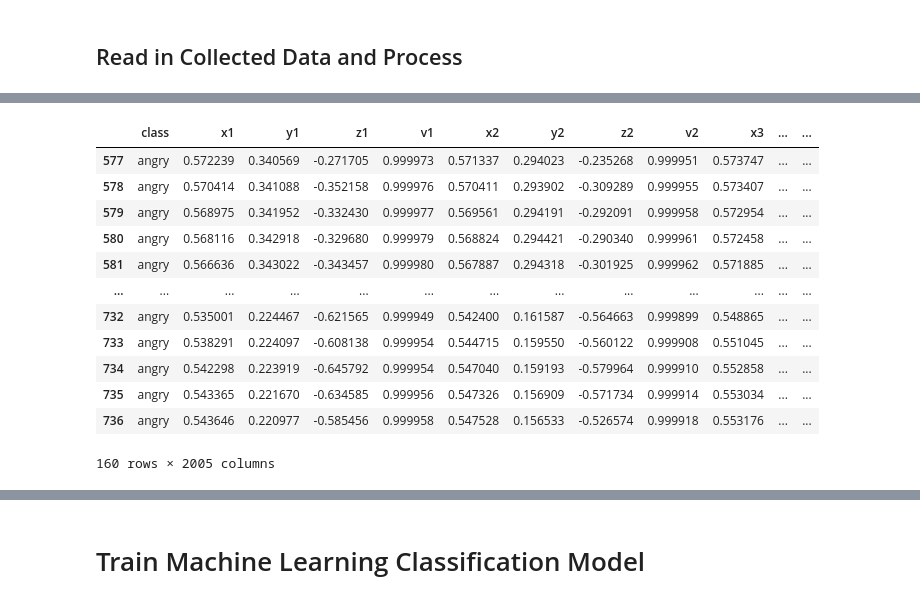
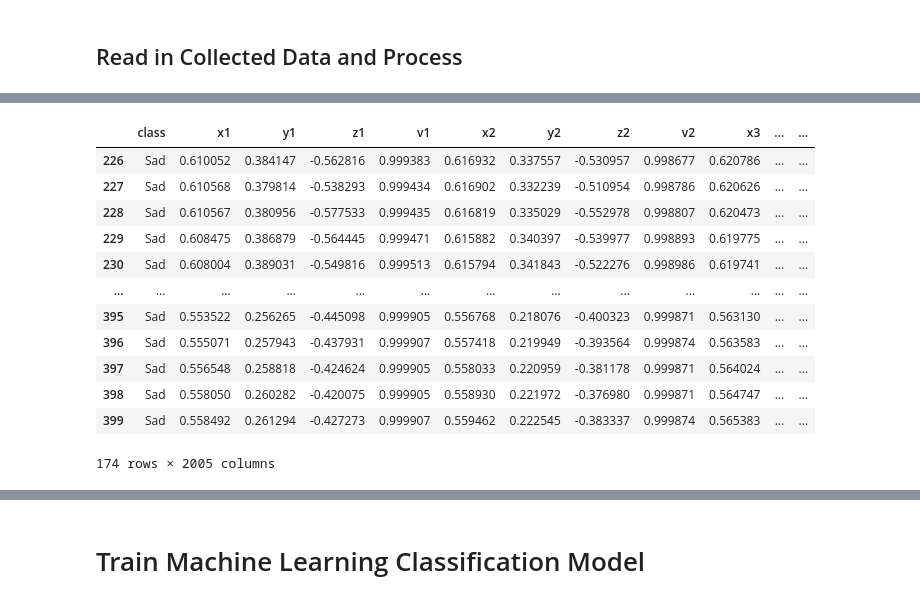
Before and after one commit to tententgc/realtime-emotion, a Jupyter notebook: EmotionDetection.ipynb, the cells around one changed output, grey strips where cells are left out. Saved outputs shown, nothing was run; the diff lists cells and outputs as text; code cells hidden in the pictures.

```diff
--- a/EmotionDetection.ipynb
+++ b/EmotionDetection.ipynb
@@ -207,20 +225,20 @@ df.head()
 5 rows × 2005 columns
 # %%
-df[df['class']=='angry']
+df[df['class']=='Sad']
 # %% [output]
 |  | class | x1 | y1 | z1 | v1 | x2 | y2 | z2 | v2 | x3 | ... | ... |
-| 577 | angry | 0.572239 | 0.340569 | -0.271705 | 0.999973 | 0.571337 | 0.294023 | -0.235268 | 0.999951 | 0.573747 | ... | ... |
-| 578 | angry | 0.570414 | 0.341088 | -0.352158 | 0.999976 | 0.570411 | 0.293902 | -0.309289 | 0.999955 | 0.573407 | ... | ... |
-| 579 | angry | 0.568975 | 0.341952 | -0.332430 | 0.999977 | 0.569561 | 0.294191 | -0.292091 | 0.999958 | 0.572954 | ... | ... |
-| 580 | angry | 0.568116 | 0.342918 | -0.329680 | 0.999979 | 0.568824 | 0.294421 | -0.290340 | 0.999961 | 0.572458 | ... | ... |
-| 581 | angry | 0.566636 | 0.343022 | -0.343457 | 0.999980 | 0.567887 | 0.294318 | -0.301925 | 0.999962 | 0.571885 | ... | ... |
+| 226 | Sad | 0.610052 | 0.384147 | -0.562816 | 0.999383 | 0.616932 | 0.337557 | -0.530957 | 0.998677 | 0.620786 | ... | ... |
+| 227 | Sad | 0.610568 | 0.379814 | -0.538293 | 0.999434 | 0.616902 | 0.332239 | -0.510954 | 0.998786 | 0.620626 | ... | ... |
+| 228 | Sad | 0.610567 | 0.380956 | -0.577533 | 0.999435 | 0.616819 | 0.335029 | -0.552978 | 0.998807 | 0.620473 | ... | ... |
+| 229 | Sad | 0.608475 | 0.386879 | -0.564445 | 0.999471 | 0.615882 | 0.340397 | -0.539977 | 0.998893 | 0.619775 | ... | ... |
+| 230 | Sad | 0.608004 | 0.389031 | -0.549816 | 0.999513 | 0.615794 | 0.341843 | -0.522276 | 0.998986 | 0.619741 | ... | ... |
 | ... | ... | ... | ... | ... | ... | ... | ... | ... | ... | ... | ... | ... |
-| 732 | angry | 0.535001 | 0.224467 | -0.621565 | 0.999949 | 0.542400 | 0.161587 | -0.564663 | 0.999899 | 0.548865 | ... | ... |
-| 733 | angry | 0.538291 | 0.224097 | -0.608138 | 0.999954 | 0.544715 | 0.159550 | -0.560122 | 0.999908 | 0.551045 | ... | ... |
-| 734 | angry | 0.542298 | 0.223919 | -0.645792 | 0.999954 | 0.547040 | 0.159193 | -0.579964 | 0.999910 | 0.552858 | ... | ... |
-| 735 | angry | 0.543365 | 0.221670 | -0.634585 | 0.999956 | 0.547326 | 0.156909 | -0.571734 | 0.999914 | 0.553034 | ... | ... |
-| 736 | angry | 0.543646 | 0.220977 | -0.585456 | 0.999958 | 0.547528 | 0.156533 | -0.526574 | 0.999918 | 0.553176 | ... | ... |
+| 395 | Sad | 0.553522 | 0.256265 | -0.445098 | 0.999905 | 0.556768 | 0.218076 | -0.400323 | 0.999871 | 0.563130 | ... | ... |
+| 396 | Sad | 0.555071 | 0.257943 | -0.437931 | 0.999907 | 0.557418 | 0.219949 | -0.393564 | 0.999874 | 0.563583 | ... | ... |
+| 397 | Sad | 0.556548 | 0.258818 | -0.424624 | 0.999905 | 0.558033 | 0.220959 | -0.381178 | 0.999871 | 0.564024 | ... | ... |
+| 398 | Sad | 0.558050 | 0.260282 | -0.420075 | 0.999905 | 0.558930 | 0.221972 | -0.376980 | 0.999871 | 0.564747 | ... | ... |
+| 399 | Sad | 0.558492 | 0.261294 | -0.427273 | 0.999907 | 0.559462 | 0.222545 | -0.383337 | 0.999874 | 0.565383 | ... | ... |
-160 rows × 2005 columns
+174 rows × 2005 columns
 # %%
 X = df.drop('class', axis=1) # features
 y = df['class'] # target value
```
Also changed, not shown: parts of 12 cells of this notebook, 3 other files.
